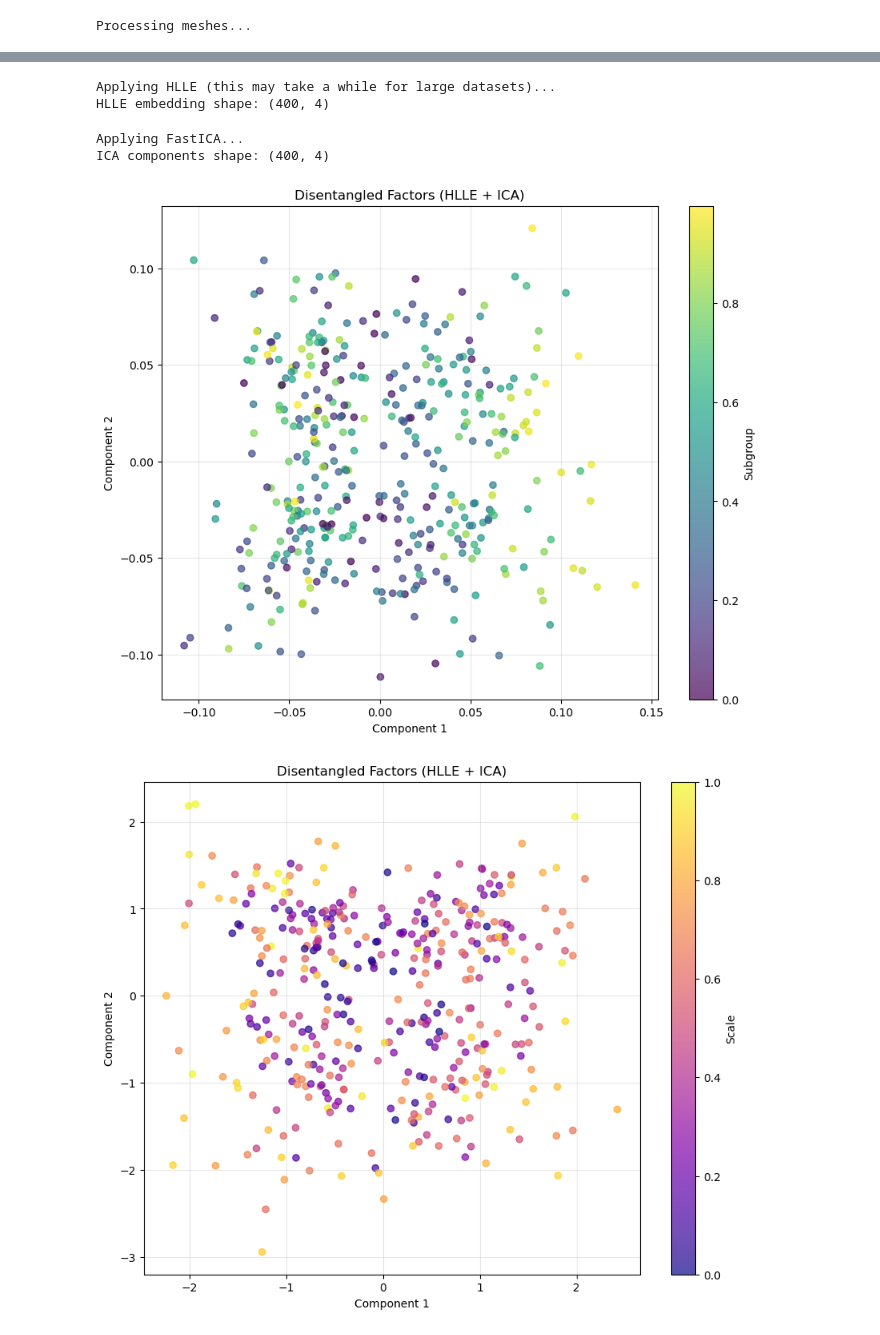
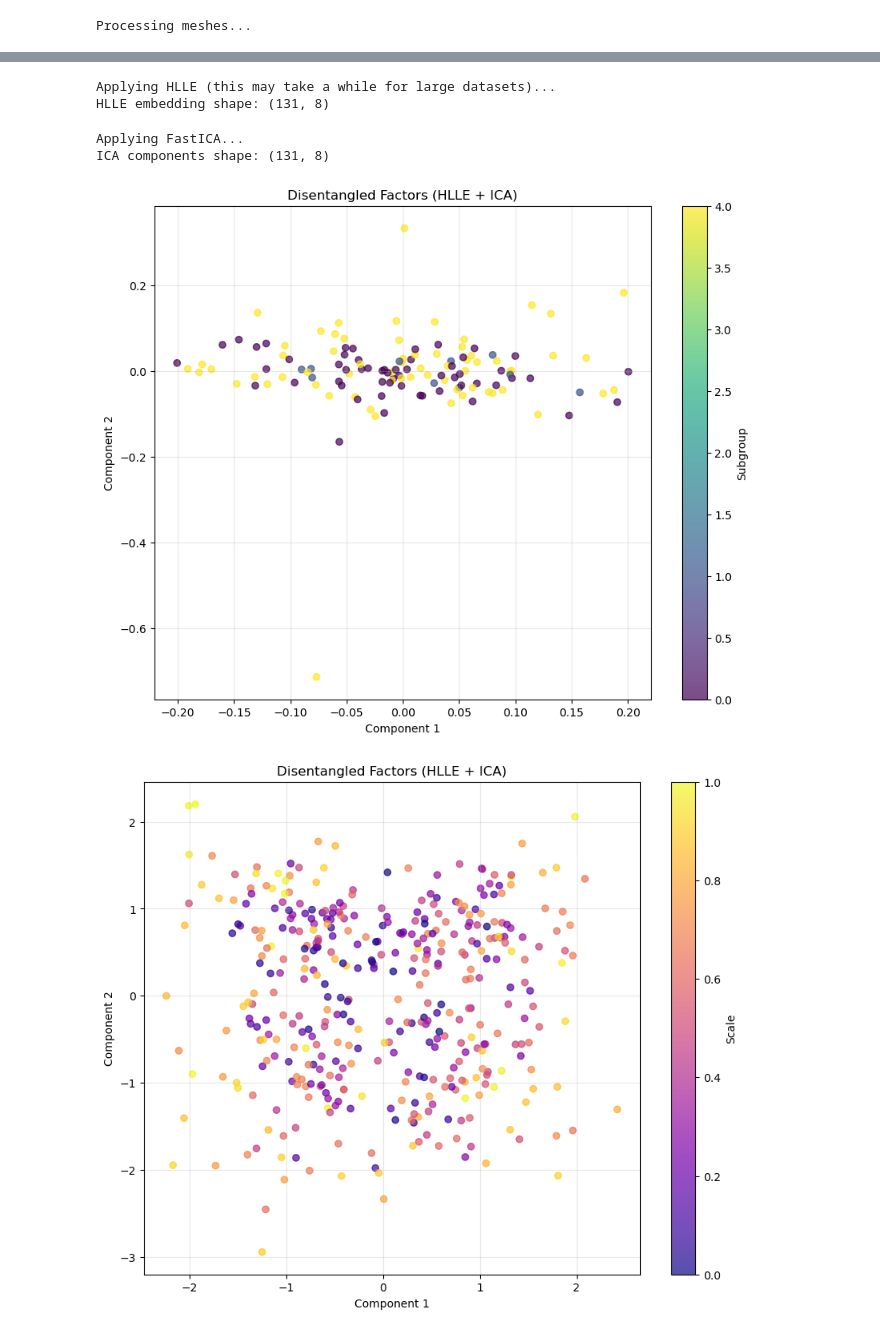
Before and after one commit to Jakaria08/Disentangle_Latent_Space_Deep_SDF, a Jupyter notebook: run_HLLE_ICA.ipynb, the cells around one changed output, grey strips where cells are left out. Saved outputs shown, nothing was run; the diff lists cells and outputs as text; code cells hidden in the pictures.

Commit message:
unsupervised femur temporarily don.. will do approximator network in the next branch

```diff
--- a/run_HLLE_ICA.ipynb
+++ b/run_HLLE_ICA.ipynb
@@ -20,14 +20,14 @@ import networks.sdf_vae as vae
 # %%
 # Path to experiment directory
 #experiment_directory = "examples/torus"
-experiment_directory = "examples/torus_subgroup/One_contrastive_two_binary_variable_unsupervised"
+experiment_directory = "examples/OAI-ZIB"
 
 # Load specs for paths
 specs_filename = os.path.join(experiment_directory, "specs.json")
 specs = json.load(open(specs_filename))
 
 # Path to torus dataset and test split
-torus_path = "/home/jakaria/torus_bump_5000_two_scale_binary_bump_variable_noise_fixed_angle_two_subgroup_bump/scaled_obj_files"
+torus_path = "/home/jakaria/final_classification_dataset_femur/all_mesh/scaled_obj_files"
 test_split_file = specs["TrainSplit"]
 
 # Fix the path by removing any trailing quotes
@@ -95,17 +95,17 @@ if os.path.exists(labels_path):
         params = {}
         if base_name in all_labels:
             label = all_labels[base_name]
-            params["has_bump"] = int(label[0].item())  # bump info at index 0
-            params["bump_size"] = float(label[3].item())  # bump size info at index 1
-            params["scale"] = float(label[2].item())   # scale info at index 2
-            params["sub_group"] = int(label[4].item())  # subgroup info at index 3
+            params["has_bump"] = int(label)  # bump info at index 0
+            #params["bump_size"] = float(label[3].item())  # bump size info at index 1
+            #params["scale"] = float(label[2].item())   # scale info at index 2
+            #params["sub_group"] = int(label[4].item())  # subgroup info at index 3
             #print(f"Label for {base_name}: {params}")
         else:
             print(f"Warning: No label found for {base_name}")
             params["has_bump"] = 0
-            params["bump_size"] = 0.0
-            params["scale"] = 0.0
-            params["sub_group"] = 0
+            #params["bump_size"] = 0.0
+            #params["scale"] = 0.0
+            #params["sub_group"] = 0
 
         mesh_params.append(params)
 # %% [output]
@@ -124,21 +124,21 @@ bump_sizes = np.array([p.get("bump_size", 0) for p in mesh_params])
 # Step 2: Apply HLLE for non-linear dimensionality reduction
 n_neighbors = min(400, len(X) - 1)  # Ensuring n_neighbors is valid
 print("Applying HLLE (this may take a while for large datasets)...")
-hlle = LocallyLinearEmbedding(n_neighbors=n_neighbors, n_components=4, method='hessian', eigen_solver='dense')
+hlle = LocallyLinearEmbedding(n_neighbors=n_neighbors, n_components=8, method='hessian', eigen_solver='dense')
 Z = hlle.fit_transform(X)
 print(f"HLLE embedding shape: {Z.shape}")
 # %% [output]
 Applying HLLE (this may take a while for large datasets)...
-HLLE embedding shape: (400, 4)
+HLLE embedding shape: (131, 8)
 # %%
 # Step 3: Apply ICA for disentanglement
 print("Applying FastICA...")
-ica = FastICA(n_components=4, random_state=42)
+ica = FastICA(n_components=8, random_state=42)
 Y = ica.fit_transform(Z)
 print(f"ICA components shape: {Y.shape}")
 # %% [output]
 Applying FastICA...
-ICA components shape: (400, 4)
+ICA components shape: (131, 8)
 # %%
 # Save the results
 np.save('latent_factors.npy', Y)
@@ -160,18 +160,18 @@ df = pd.DataFrame({
 # %%
 # VISUALIZATION 1: Basic scatter plot
 plt.figure(figsize=(10, 8))
-scatter = plt.scatter(Z[:, 0], Z[:, 1], c=bump_sizes, cmap='viridis', alpha=0.7)
+scatter = plt.scatter(Z[:, 0], Z[:, 3], c=has_bump, cmap='viridis', alpha=0.7)
 plt.colorbar(scatter, label="Subgroup")
 plt.xlabel("Component 1")
 plt.ylabel("Component 2")
 #plt.xlim(-0.1, 0.1)
 #plt.ylim(-0.1, 0.1)
 plt.title("Disentangled Factors (HLLE + ICA)")
 plt.grid(True, alpha=0.3)
 plt.savefig("torus_latent_factors_bump.png", dpi=300)
 plt.show()
 # %% [output]
-[figure, old version]
+[figure, new version]
 # %%
 # Alternative coloring by scale
 plt.figure(figsize=(10, 8))
```
Also changed, not shown: parts of 11 cells of this notebook, 21 other files.
